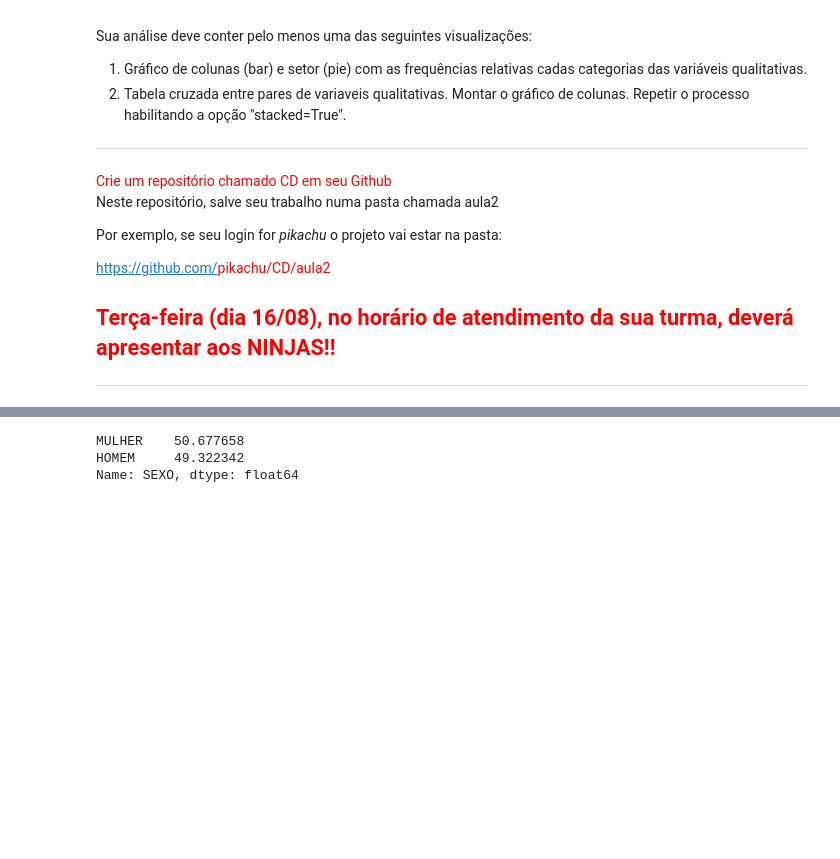
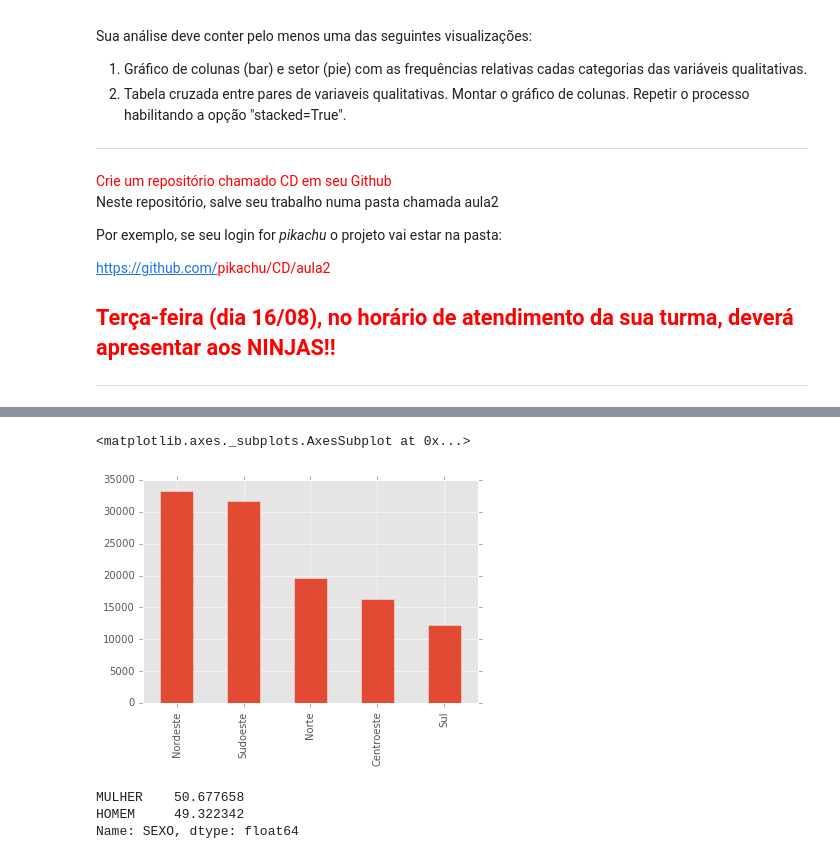
Before and after one commit to gabrielnoal/CD, a Jupyter notebook: Aula02+Atividade+Variáveis+Qualitativas+com+PNAD.ipynb, the cells around one changed output, grey strips where cells are left out. Saved outputs shown, nothing was run; the diff lists cells and outputs as text; code cells hidden in the pictures; blank space fills up the shorter version.

```diff
--- a/Aula02+Atividade+Variáveis+Qualitativas+com+PNAD.ipynb
+++ b/Aula02+Atividade+Variáveis+Qualitativas+com+PNAD.ipynb
@@ -110,8 +109,14 @@ dados["SEXO"] = dados["SEXO"].astype('category')
 dados["COR OU RAÇA"] = dados["COR OU RAÇA"].astype('category')
 dados["REDE DE ENSINO"] = dados["REDE DE ENSINO"].astype('category')
 dados["NÍVEL DE ENSINO E GRUPOS DE SÉRIES DO ENSINO FUNDAMENTAL QUE FREQUENTAVAM (TODOS OS ESTUDANTES)"] = dados["NÍVEL DE ENSINO E GRUPOS DE SÉRIES DO ENSINO FUNDAMENTAL QUE FREQUENTAVAM (TODOS OS ESTUDANTES)"].astype('category')
-dados["UF"] = dados["UF"].astype('category')
+
 dados["LUGAR DE NASCIMENTO"] = dados["LUGAR DE NASCIMENTO"].astype('category')
+#dados["UF"] = dados.UF.astype('category')
+
+
+
+dados["REGIAO"] = dados.UF
+
 
 dados = dados[(dados.IDADE >= 16) & (dados.IDADE < 35) & (dados["REDE DE ENSINO"] != 'NaN')]
-dados.head()
+#dados.head()
@@ -126,9 +122,0 @@ dados.head()
-# %%
-dados["UF"] = dados["UF"].astype('category')
-
-dados["UF"].cat.categories = ('Rondônia','Acre','Amazonas','Roraima','Pará','Amapá','Tocantins','Maranhão','Piauí','Ceará',
-'Rio Grande do Norte','Paraíba','Pernambuco','Alagoas','Sergipe','Bahia','Minas Gerais','Espírito Santo','Rio de Janeiro',
-'São Paulo','Paraná','Santa Catarina','Rio Grande do Sul','Mato Grosso do Sul','Mato Grosso','Goiás','Distrito Federal')
-grafico_UF = dados["UF"].value_counts()
-grafico_UF.plot(kind='bar')
-#dados["UF"]
@@ -138,2 +123,6 @@ grafico_UF.plot(kind='bar')
-# %%
-dados= dados.UF
+# %%
+dados.REGIAO[(dados.UF >=10) & (dados.UF < 20)] = 1
+dados.REGIAO[(dados.UF >=20) & (dados.UF < 30)] = 2
+dados.REGIAO[(dados.UF >=30) & (dados.UF < 40)] = 3
+dados.REGIAO[(dados.UF >=40) & (dados.UF < 50)] = 4
+dados.REGIAO[(dados.UF >=50) & (dados.UF < 60)] = 5
@@ -140,3 +144,15 @@ dados= dados.UF
+# %%
+#dados["UF"] = dados["UF"].astype('category' , ordered = True)
+
+dados["REGIAO"] = dados["REGIAO"].astype('category')
+dados["REGIAO"].cat.categories = ("Norte", "Nordeste", "Sudoeste", "Centroeste", "Sul")
+
+grafico_REGIAO = dados.REGIAO.value_counts()
+grafico_REGIAO.plot(kind='bar')
+#dados["REGIAO"]
+# %% [output]
+<matplotlib.axes._subplots.AxesSubplot at 0x...>
+[figure, added]
 # %%
 '''Categorizando valores qualitativos e contando-os'''
 
```
Also changed, not shown: parts of 11 cells of this notebook, 1 other file.
